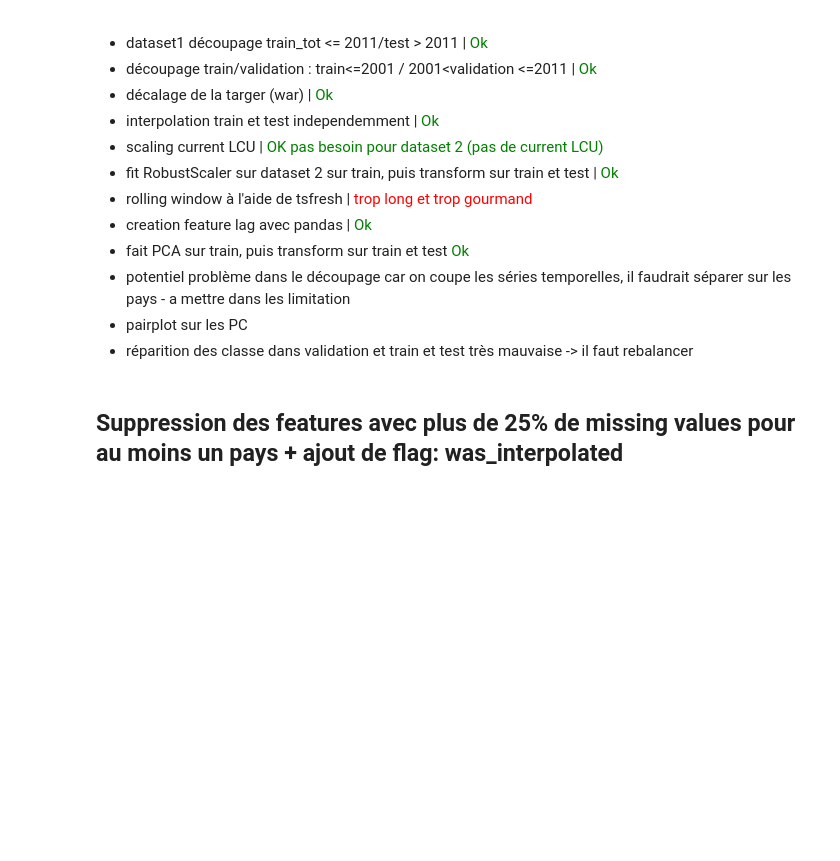
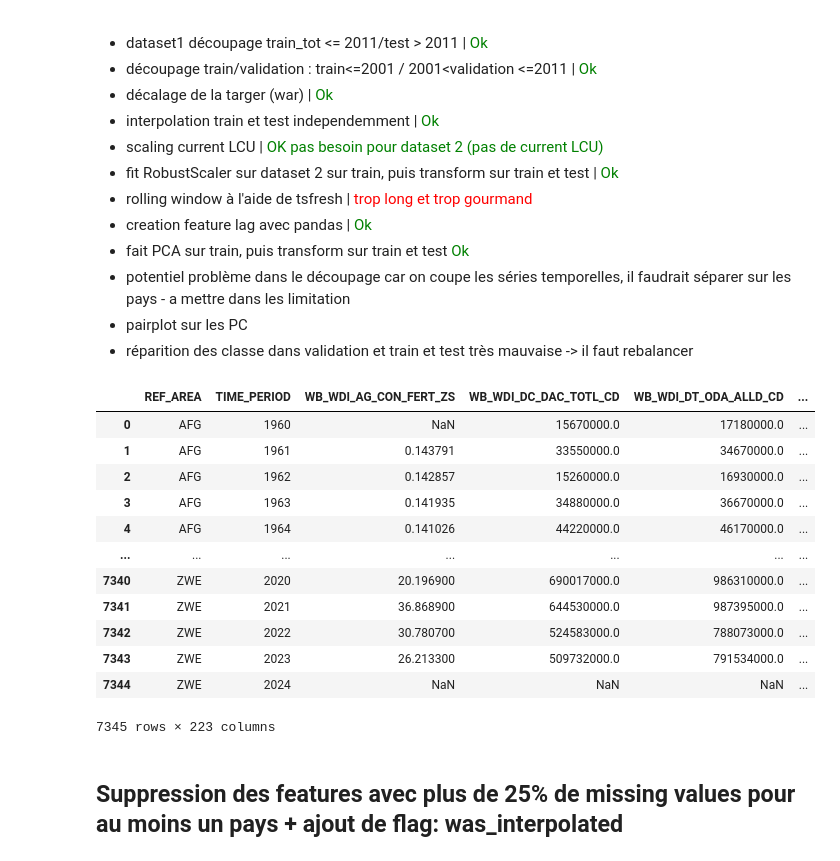
Before and after one commit to RaphaelMld/ConflictPrediction, a Jupyter notebook: timeSeries/preprocessTimeSeries.ipynb, the cells around one changed output. Drawn from its saved outputs; the diff is of its cells as text; code cells hidden in the pictures; blank space fills up the shorter version.

```diff
--- a/timeSeries/preprocessTimeSeries.ipynb
+++ b/timeSeries/preprocessTimeSeries.ipynb
@@ -53,6 +53,22 @@ random_seed = 42
 dataset1 = pd.read_csv('dataset1_predictNextYear.csv')
 
 dataset1.drop(columns=("Unnamed: 0"),inplace=True)
+# %%
+dataset1
+# %% [output]
+|  | REF_AREA | TIME_PERIOD | WB_WDI_AG_CON_FERT_ZS | WB_WDI_DC_DAC_TOTL_CD | WB_WDI_DT_ODA_ALLD_CD | ... |
+| 0 | AFG | 1960 | NaN | 15670000.0 | 17180000.0 | ... |
+| 1 | AFG | 1961 | 0.143791 | 33550000.0 | 34670000.0 | ... |
+| 2 | AFG | 1962 | 0.142857 | 15260000.0 | 16930000.0 | ... |
+| 3 | AFG | 1963 | 0.141935 | 34880000.0 | 36670000.0 | ... |
+| 4 | AFG | 1964 | 0.141026 | 44220000.0 | 46170000.0 | ... |
+| ... | ... | ... | ... | ... | ... | ... |
+| 7340 | ZWE | 2020 | 20.196900 | 690017000.0 | 986310000.0 | ... |
+| 7341 | ZWE | 2021 | 36.868900 | 644530000.0 | 987395000.0 | ... |
+| 7342 | ZWE | 2022 | 30.780700 | 524583000.0 | 788073000.0 | ... |
+| 7343 | ZWE | 2023 | 26.213300 | 509732000.0 | 791534000.0 | ... |
+| 7344 | ZWE | 2024 | NaN | NaN | NaN | ... |
+7345 rows × 223 columns
 # %%
 correspondanceIndicateurs = pd.read_csv('correspondance_indicateurs.csv') # pour l'explicabilité
 # %% [markdown]
```
Also changed, not shown: parts of 34 cells of this notebook.
